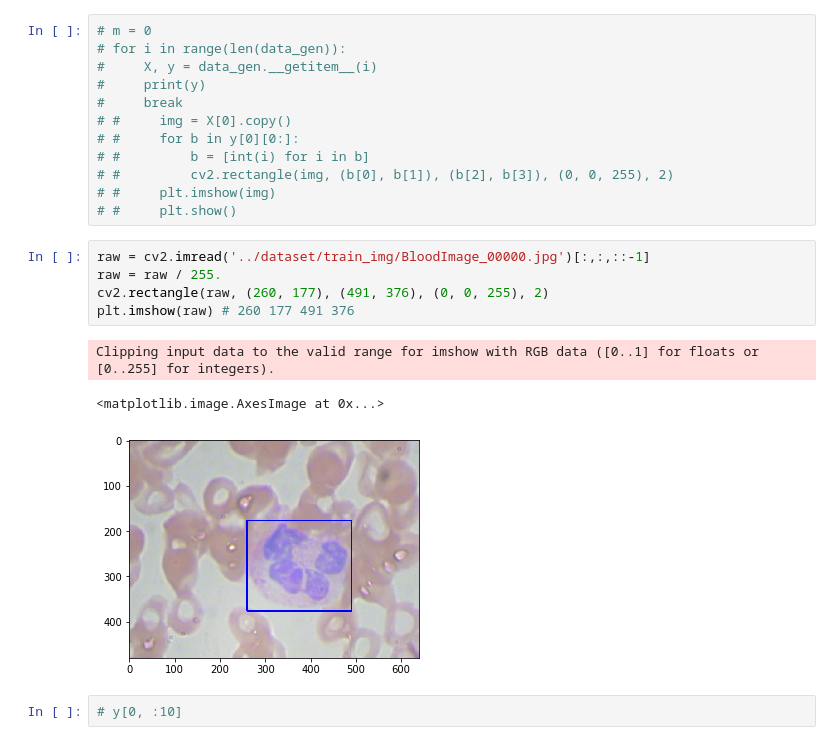
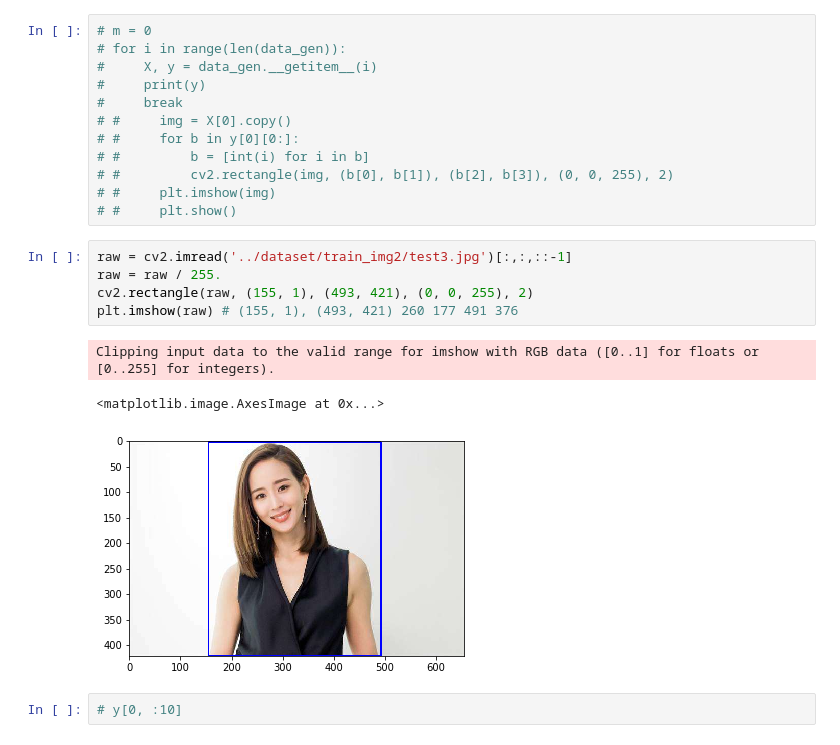
Before and after one commit to taipingeric/yolo-v4-tf.keras, a Jupyter notebook: Datagenerator.ipynb, the cells around one changed output. Cells and saved outputs as stored; diff of their text form.

```diff
--- a/Datagenerator.ipynb
+++ b/Datagenerator.ipynb
@@ -53,14 +58,14 @@ plt.imshow(X[0])
 # #     plt.imshow(img)
 # #     plt.show()
 # %%
-raw = cv2.imread('../dataset/train_img/BloodImage_00000.jpg')[:,:,::-1]
+raw = cv2.imread('../dataset/train_img2/test3.jpg')[:,:,::-1]
 raw = raw / 255.
-cv2.rectangle(raw, (260, 177), (491, 376), (0, 0, 255), 2)
-plt.imshow(raw) # 260 177 491 376
+cv2.rectangle(raw, (155, 1), (493, 421), (0, 0, 255), 2)
+plt.imshow(raw) # (155, 1), (493, 421) 260 177 491 376
 # %% [output]
 Clipping input data to the valid range for imshow with RGB data ([0..1] for floats or [0..255] for integers).
 <matplotlib.image.AxesImage at 0x...>
-[figure, old version]
+[figure, new version]
 # %%
 # y[0, :10]
 # %%
```
Also changed, not shown: parts of 20 cells of this notebook.
